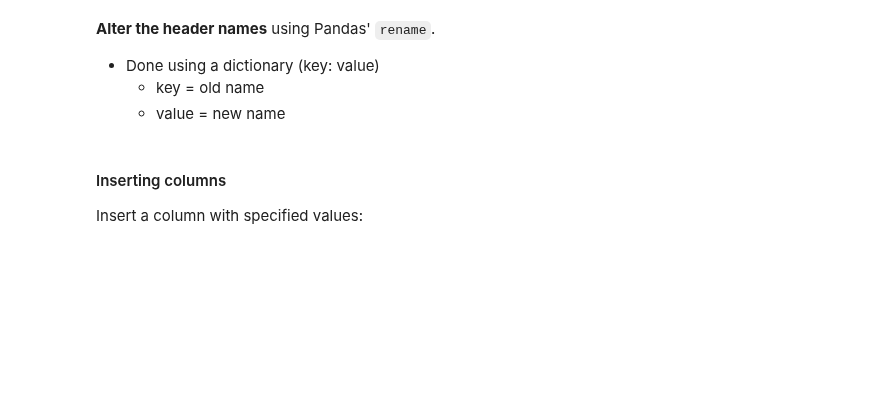
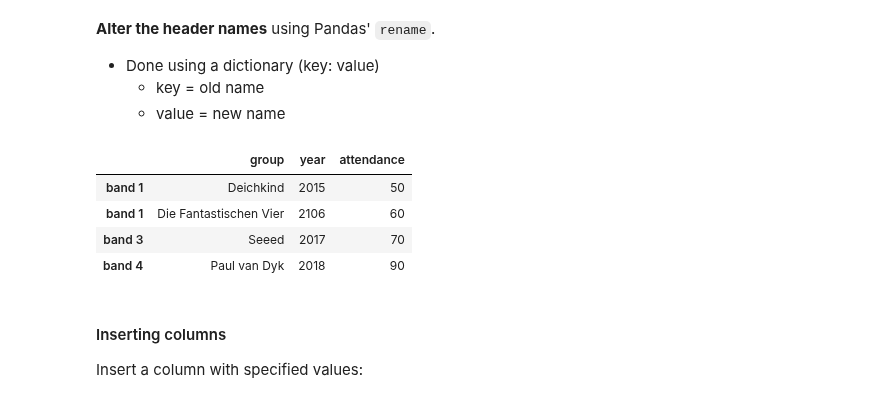
Before and after one commit to karlkirschner/Scientific_Programming_Course, a Jupyter notebook: pandas.ipynb, the cells around one changed output. Drawn from its saved outputs; the diff is of its cells as text; code cells hidden in the pictures; blank space fills up the shorter version.

```diff
--- a/pandas.ipynb
+++ b/pandas.ipynb
@@ -281,8 +379,14 @@ example_df
     - key = old name
     - value = new name
 # %%
-example_df.rename({'attendence (x1000)': 'attendence'}, axis='columns', inplace=True)
+example_df.rename({'attendance (x1000)': 'attendance'}, axis='columns', inplace=True)
 example_df
+# %% [output]
+|  | group | year | attendance |
+| band 1 | Deichkind | 2015 | 50 |
+| band 1 | Die Fantastischen Vier | 2106 | 60 |
+| band 3 | Seeed | 2017 | 70 |
+| band 4 | Paul van Dyk | 2018 | 90 |
 # %% [markdown]
 #### Inserting columns
 
```
Also changed, not shown: parts of 97 cells of this notebook, 1 other file.
